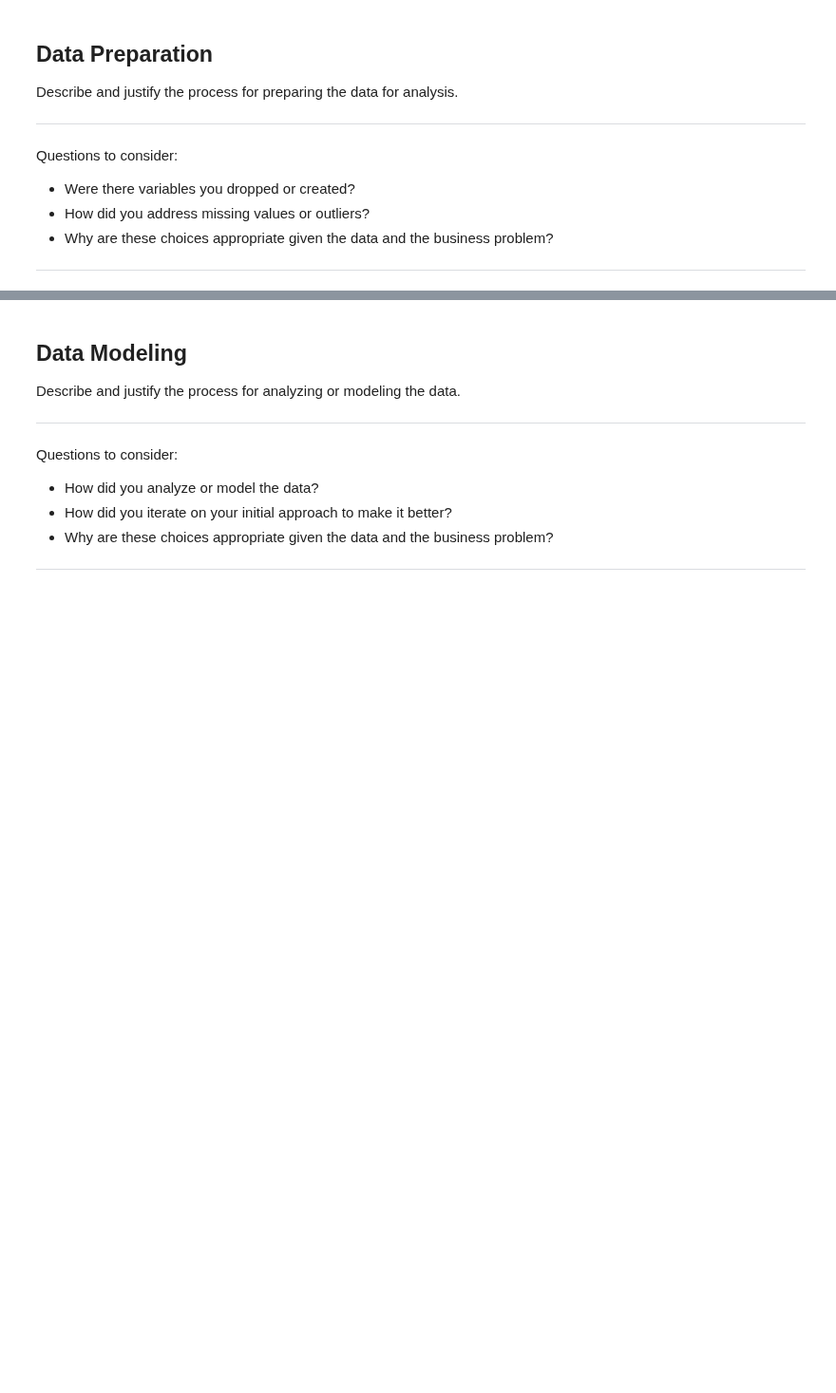
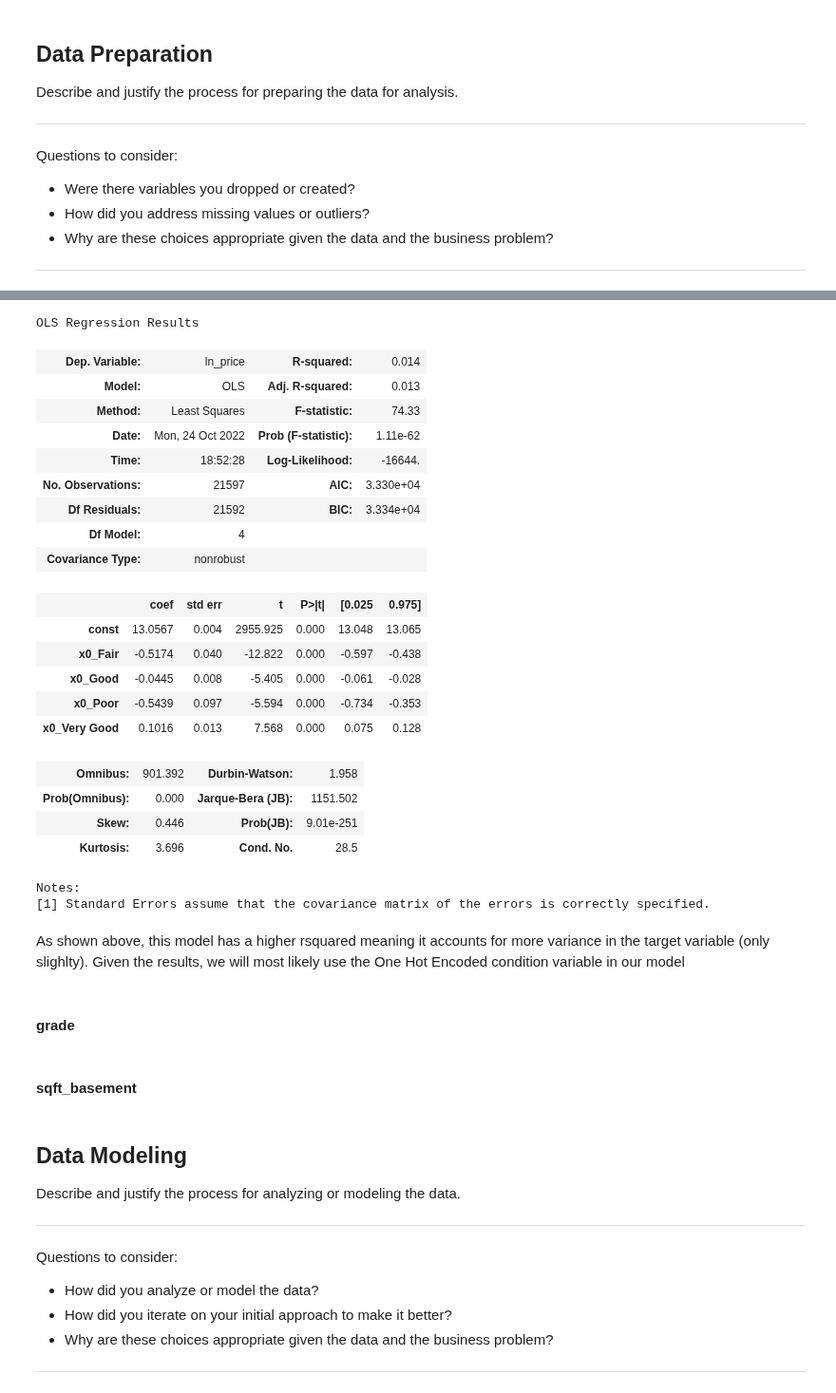
Before and after one commit to dermothethird/King_County_Housing_Project, a Jupyter notebook: Dermot_JNotebook.ipynb, the cells around one changed output, grey strips where cells are left out. Shown at 95% size. Cells and saved outputs as stored; diff of their text form; code cells hidden in the pictures; blank space fills up the shorter version.

```diff
--- a/Dermot_JNotebook.ipynb
+++ b/Dermot_JNotebook.ipynb
@@ -191,0 +340,39 @@ Questions to consider:
+# %%
+ohe_cond = OneHotEncoder(drop='first') # drops average, first and most frequent
+ohe_cond.fit(condition_df)
+condition_encoded = pd.DataFrame(ohe_cond.transform(condition_df).todense(), columns=ohe_cond.get_feature_names())
+#condition_encoded
+# %%
+# Run the regression
+X_cond_encoded = sm.add_constant(condition_encoded)
+X_condition_encoded_results = sm.OLS(y, X_cond_encoded).fit().summary()
+X_condition_encoded_results
+# %% [output]
+OLS Regression Results
+| Dep. Variable: | ln_price | R-squared: | 0.014 |
+| Model: | OLS | Adj. R-squared: | 0.013 |
+| Method: | Least Squares | F-statistic: | 74.33 |
+| Date: | Mon, 24 Oct 2022 | Prob (F-statistic): | 1.11e-62 |
+| Time: | 18:52:28 | Log-Likelihood: | -16644. |
+| No. Observations: | 21597 | AIC: | 3.330e+04 |
+| Df Residuals: | 21592 | BIC: | 3.334e+04 |
+| Df Model: | 4 |  |  |
+| Covariance Type: | nonrobust |  |  |
+|  | coef | std err | t | P>|t| | [0.025 | 0.975] |
+| const | 13.0567 | 0.004 | 2955.925 | 0.000 | 13.048 | 13.065 |
+| x0_Fair | -0.5174 | 0.040 | -12.822 | 0.000 | -0.597 | -0.438 |
+| x0_Good | -0.0445 | 0.008 | -5.405 | 0.000 | -0.061 | -0.028 |
+| x0_Poor | -0.5439 | 0.097 | -5.594 | 0.000 | -0.734 | -0.353 |
+| x0_Very Good | 0.1016 | 0.013 | 7.568 | 0.000 | 0.075 | 0.128 |
+| Omnibus: | 901.392 | Durbin-Watson: | 1.958 |
+| Prob(Omnibus): | 0.000 | Jarque-Bera (JB): | 1151.502 |
+| Skew: | 0.446 | Prob(JB): | 9.01e-251 |
+| Kurtosis: | 3.696 | Cond. No. | 28.5 |
+Notes:
+[1] Standard Errors assume that the covariance matrix of the errors is correctly specified.
+# %% [markdown]
+As shown above, this model has a higher rsquared meaning it accounts for more variance in the target variable (only slighlty). Given the results, we will most likely use the One Hot Encoded condition variable in our model
+# %% [markdown]
+#### grade
+# %% [markdown]
+#### sqft_basement
```
Also changed, not shown: parts of 24 cells of this notebook.
